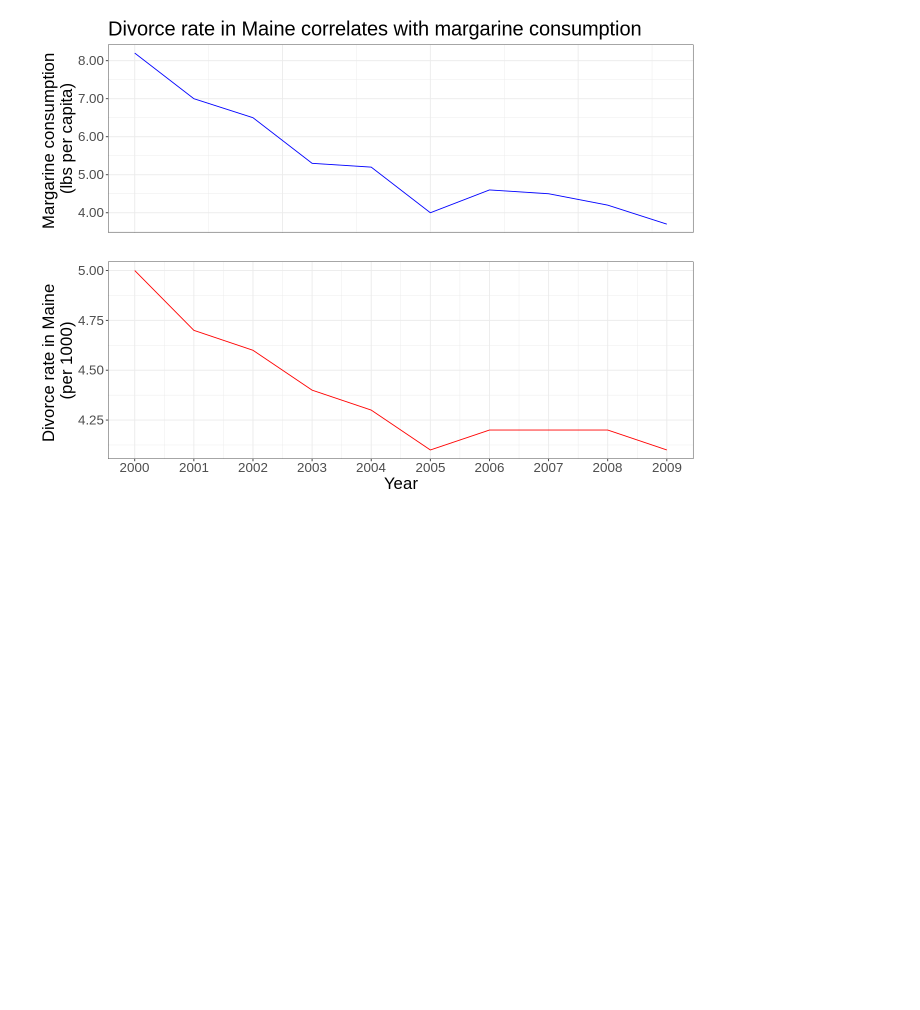
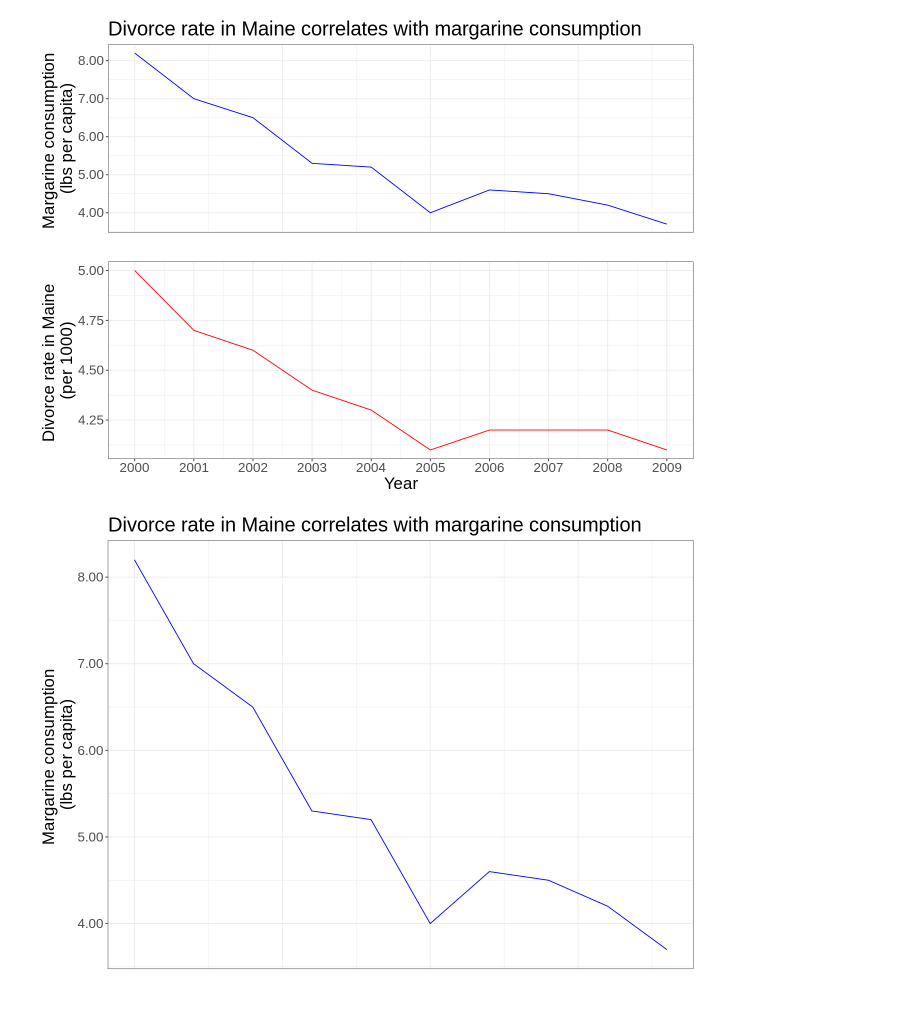
Before and after one commit to yujia69/toy_ds_project, a Jupyter notebook: marg_vs_divorce_viz.ipynb, the cells around one changed output. Cells and saved outputs as stored; diff of their text form; code cells hidden in the pictures; blank space fills up the shorter version.

```diff
--- a/marg_vs_divorce_viz.ipynb
+++ b/marg_vs_divorce_viz.ipynb
@@ -52,3 +52,7 @@ The following object is masked from ‘package:readr’:
 
     col_factor
 [figure]
+# %%
+marg_vs_time
+# %% [output]
+[figure, added]
```
